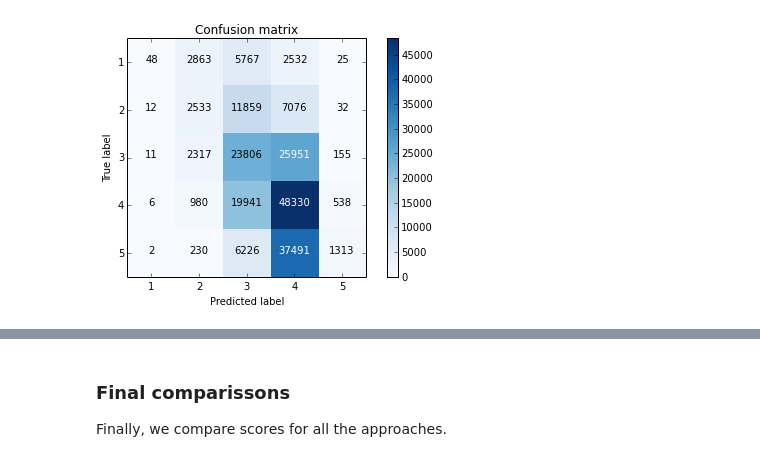
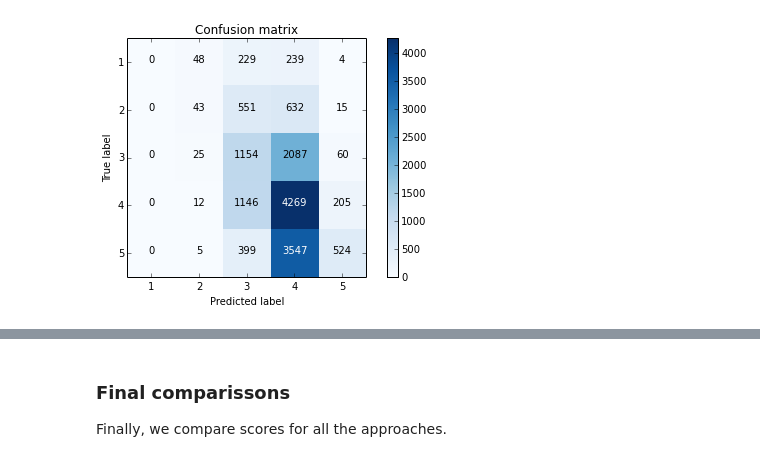
Before and after one commit to gabrielilharco/ctc17-project3, a Jupyter notebook: src/main.ipynb, the cells around one changed output, grey strips where cells are left out. Cells and saved outputs as stored; diff of their text form; code cells hidden in the pictures.

```diff
--- a/src/main.ipynb
+++ b/src/main.ipynb
@@ -340,0 +383,10 @@ def predict(tree, row):
+# %%
+print "Building tree. This may take a while..."
+columns = ['age', 'genre', 'gender', 'ocupation', 'rating']
+decision_tree_clf = TreeClassifier()
+decision_tree_clf.train(train_set[columns], 'rating', 2)
+print "Tree built. Predicting ratings for all movies seen by users 6041 and 6042..."
+rows = data.ix[data['user_id'].isin(['6041','6042'])]
+for _, row in rows.iterrows():
+    prediction = decision_tree_clf.predict(decision_tree_clf.tree, row)
+    print "Tree prediction for user", row['user_id'], "and movie", row['movie_id'] + ":", str(prediction)
@@ -476,7 +547,0 @@ As expected, large trees tend to produce overfitting, and small amounts underfit
-# %%
-data = build_features(['timestamp', 'zip_code', 'user_id', 'genre', 'gender','ocupation', 'age'])
-train_set, validation_set, test_set = dataset_split(data,'rating')
-
-print "Training set size: " + str(len(train_set.index))
-print "Validation set size: " + str(len(validation_set.index))
-print "Test set size: " + str(len(test_set.index))
@@ -495,34 +583,40 @@ Test set size: 200044
 # %%
+def movie_avg_train_and_predict(train_set, test_set, data, columns):
+    movies = test_set['movie_id'].unique()
+    _test_set = test_set[columns]
+    _train_set = train_set[columns]
+    _data = data[columns]
+
+    movie_avg_cm = {}
+    for label in labels:
+        label_dict = {}
+        for other_label in labels:
+            label_dict[other_label] = 0
+        movie_avg_cm[label] = label_dict
+
+    i = 0
+    for movie in movies:
+        if i > 100:
+            break
+        i += 1
+        if i % 200 == 0:
+            print "Calculated score for", str(i), "of", str(len(movies)), "movies."
+        counts = label_counts(_test_set.ix[data['movie_id'] == movie], 'rating')
+        train_counts = label_counts(_train_set.ix[_data['movie_id'] == movie], 'rating')
+        prediction = get_prediction(train_counts)
+        for true_label, count in counts.iteritems():
+            movie_avg_cm[prediction][true_label] += count
+    return movie_avg_cm
+
 print "Calculating score. This may take a while..."
-
-movies = test_set['movie_id'].unique()
-labels = [1,2,3,4,5]
-
-a_priori_cm = {}
-for label in labels:
-    label_dict = {}
-    for other_label in labels:
-        label_dict[other_label] = 0
-    a_priori_cm[label] = label_dict
-
-i = 0
-for movie in movies:
-    i += 1
-    if i % 100 == 0:
-        print "Calculated score for", str(i), "of", str(len(movies)), "movies."
-    counts = label_counts(test_set.ix[data['movie_id'] == movie], 'rating')
-    train_counts = label_counts(train_set.ix[data['movie_id'] == movie], 'rating')
-    prediction = get_prediction(train_counts)
-    for true_label, count in counts.iteritems():
-        a_priori_cm[prediction][true_label] += count
-
-
+columns_movie_avg = ['movie_id', 'rating']
+movie_avg_cm = movie_avg_train_and_predict(train_set, test_set, data, columns_movie_avg)
 print "Done. Plotting confusion matrix."
-plot_confusion_matrix(a_priori_cm, labels)
-(a_priori_accuracy, a_priori_error, a_priori_kappa) = get_statistics(a_priori_cm, labels)
+plot_confusion_matrix(movie_avg_cm, labels)
+(movie_avg_accuracy, movie_avg_error, movie_avg_kappa) = get_statistics(movie_avg_cm, labels)
 print "======================================"
-print "Accuracy on test set: " + str(a_priori_accuracy)
-print "Mean quadratic error on test set: " + str(a_priori_error)
-print "Kappa score on test set: " + str(a_priori_kappa)
+print "Accuracy on test set: " + str(movie_avg_accuracy)
+print "Mean quadratic error on test set: " + str(movie_avg_error)
+print "Kappa score on test set: " + str(movie_avg_kappa)
 # %% [output]
 Calculating score. This may take a while...
@@ -545 +628 @@ Kappa score on test set: 0.105309087771
-[figure, old version]
+[figure, new version]
```
Also changed, not shown: parts of 48 cells of this notebook, 3 other files.
